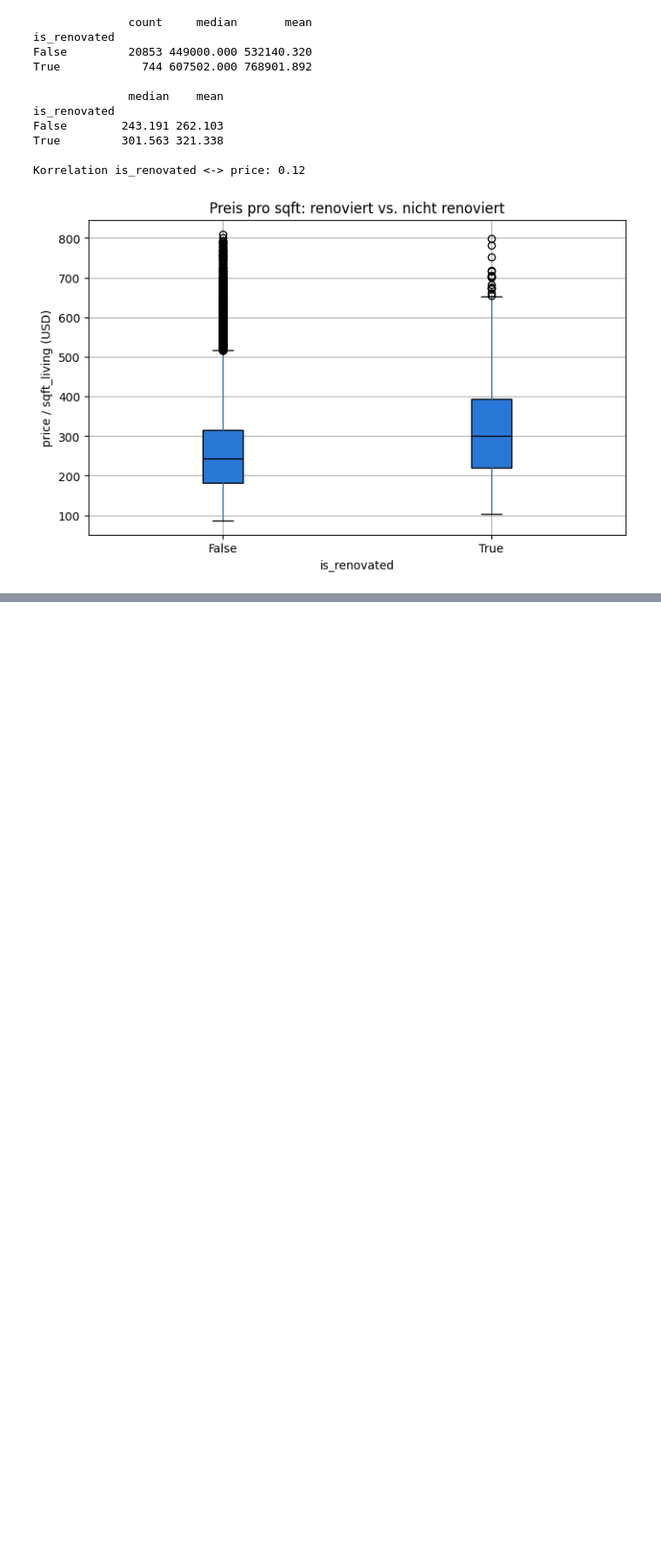
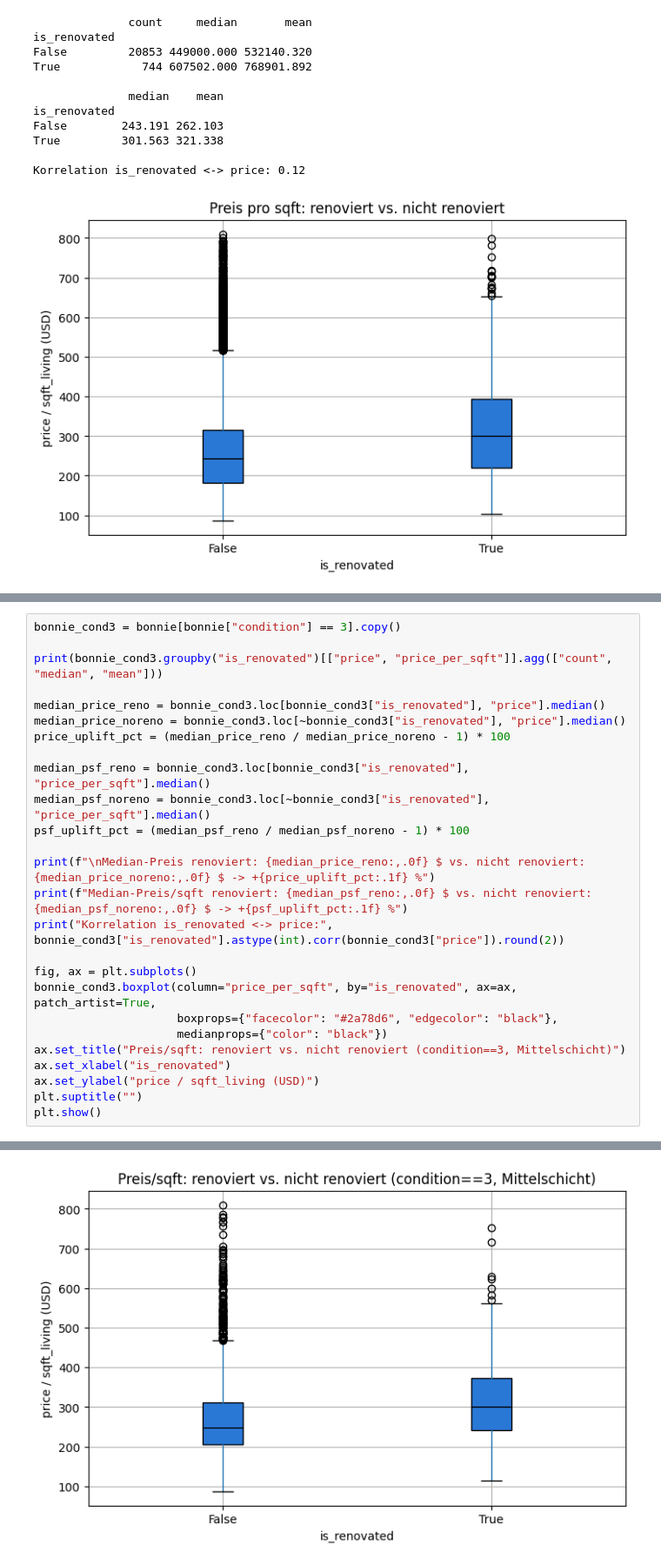
Before and after one commit to 1com/ds-eda-project, a Jupyter notebook: 04_eda.ipynb, the cells around one changed output, grey strips where cells are left out. Shown at 87% size. Drawn from its saved outputs; the diff is of its cells as text; blank space fills up the shorter version.

```diff
--- a/04_eda.ipynb
+++ b/04_eda.ipynb
@@ -459,0 +476,27 @@ bonnie_cond3.groupby("is_renovated")["price_per_sqft"].agg(["count", "median", "
+# %%
+bonnie_cond3 = bonnie[bonnie["condition"] == 3].copy()
+
+print(bonnie_cond3.groupby("is_renovated")[["price", "price_per_sqft"]].agg(["count", "median", "mean"]))
+
+median_price_reno = bonnie_cond3.loc[bonnie_cond3["is_renovated"], "price"].median()
+median_price_noreno = bonnie_cond3.loc[~bonnie_cond3["is_renovated"], "price"].median()
+price_uplift_pct = (median_price_reno / median_price_noreno - 1) * 100
+
+median_psf_reno = bonnie_cond3.loc[bonnie_cond3["is_renovated"], "price_per_sqft"].median()
+median_psf_noreno = bonnie_cond3.loc[~bonnie_cond3["is_renovated"], "price_per_sqft"].median()
+psf_uplift_pct = (median_psf_reno / median_psf_noreno - 1) * 100
+
+print(f"\nMedian-Preis renoviert: {median_price_reno:,.0f} $ vs. nicht renoviert: {median_price_noreno:,.0f} $ -> +{price_uplift_pct:.1f} %")
+print(f"Median-Preis/sqft renoviert: {median_psf_reno:,.0f} $ vs. nicht renoviert: {median_psf_noreno:,.0f} $ -> +{psf_uplift_pct:.1f} %")
+print("Korrelation is_renovated <-> price:", bonnie_cond3["is_renovated"].astype(int).corr(bonnie_cond3["price"]).round(2))
+
+fig, ax = plt.subplots()
+bonnie_cond3.boxplot(column="price_per_sqft", by="is_renovated", ax=ax, patch_artist=True,
+                     boxprops={"facecolor": "#2a78d6", "edgecolor": "black"},
+                     medianprops={"color": "black"})
+ax.set_title("Preis/sqft: renoviert vs. nicht renoviert (condition==3, Mittelschicht)")
+ax.set_xlabel("is_renovated")
+ax.set_ylabel("price / sqft_living (USD)")
+plt.suptitle("")
+plt.show()
+# %% [output]
@@ -459,0 +512 @@ bonnie_cond3.groupby("is_renovated")["price_per_sqft"].agg(["count", "median", "
+[figure, added]
```
Also changed, not shown: parts of 27 cells of this notebook, 1 other file.
